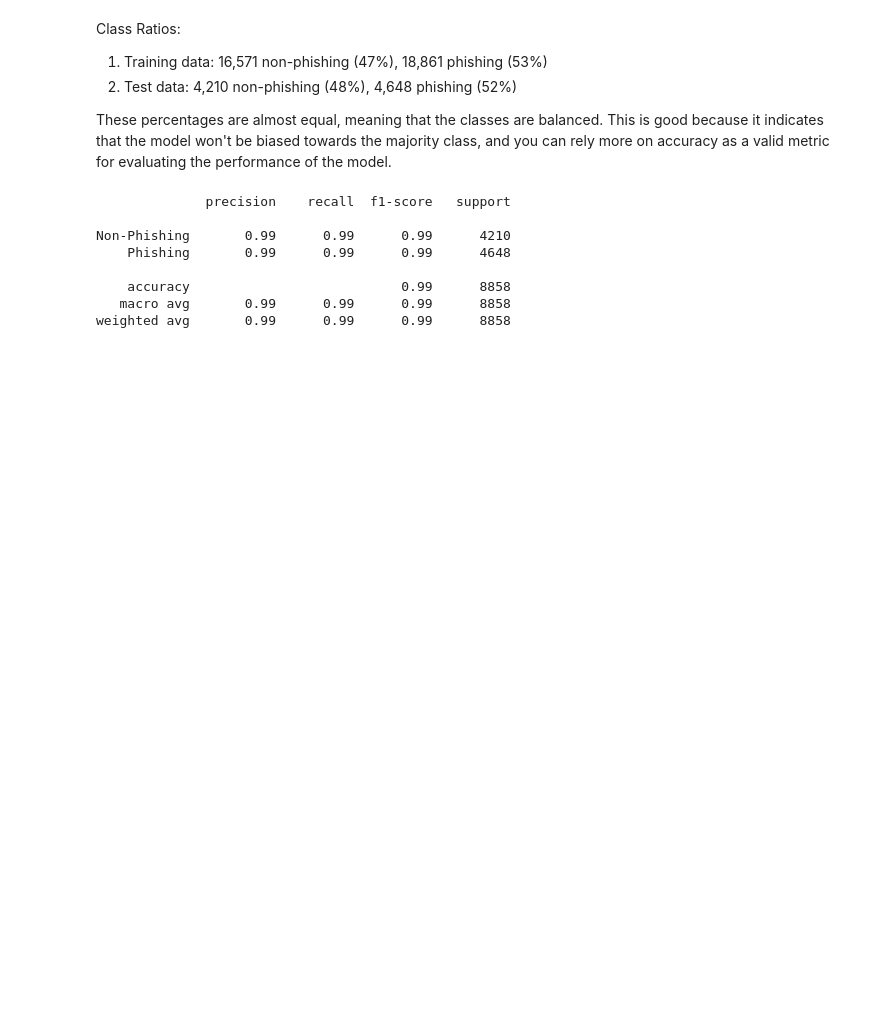
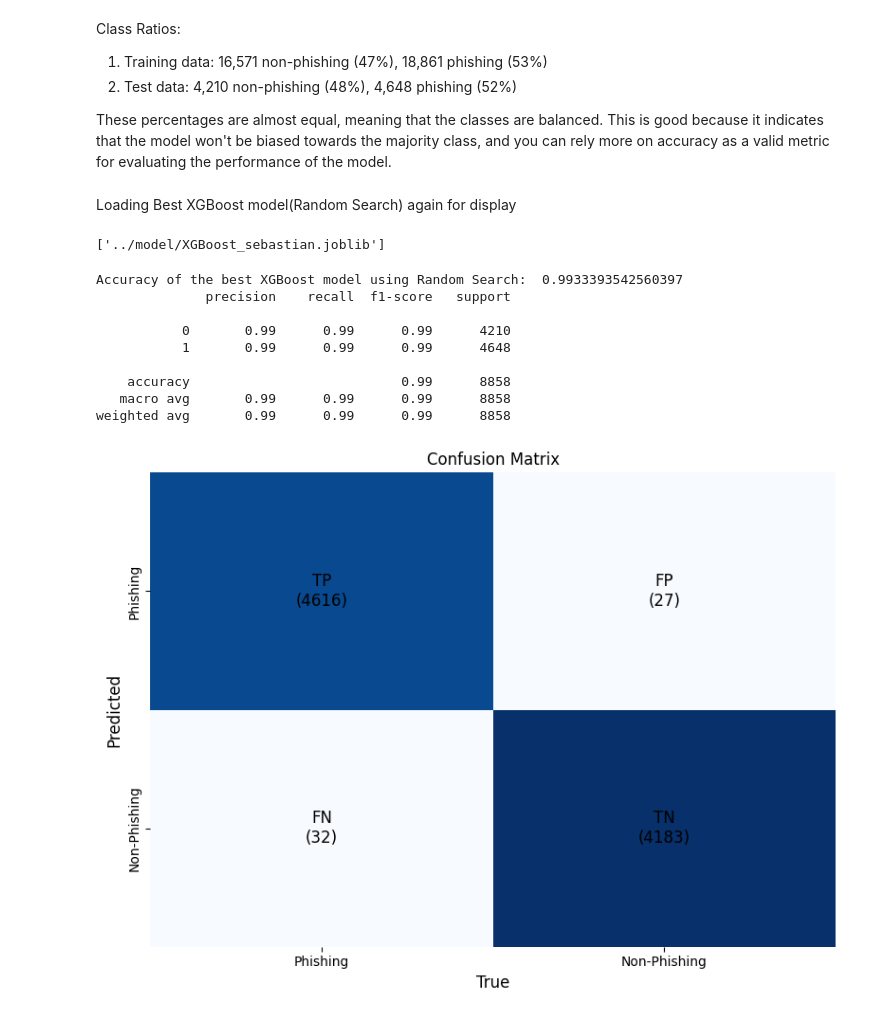
Before and after one commit to Zixu2305/PRG-08-4-PYTHON, a Jupyter notebook: training/XGBoost_Sebastian.ipynb, the cells around one changed output. Drawn from its saved outputs; the diff is of its cells as text; code cells hidden in the pictures; blank space fills up the shorter version.

```diff
--- a/training/XGBoost_Sebastian.ipynb
+++ b/training/XGBoost_Sebastian.ipynb
@@ -304,14 +314,32 @@ Class Ratios:
 2. Test data: 4,210 non-phishing (48%), 4,648 phishing (52%)
 
 These percentages are almost equal, meaning that the classes are balanced. This is good because it indicates that the model won't be biased towards the majority class, and you can rely more on accuracy as a valid metric for evaluating the performance of the model.
-# %%
-print(classification_report(y_test, y_pred, target_names=['Non-Phishing', 'Phishing']))
-# %% [output]
-              precision    recall  f1-score   support
-
-Non-Phishing       0.99      0.99      0.99      4210
-    Phishing       0.99      0.99      0.99      4648
-
-    accuracy                           0.99      8858
-   macro avg       0.99      0.99      0.99      8858
-weighted avg       0.99      0.99      0.99      8858
+# %% [markdown]
+Loading Best XGBoost model(Random Search) again for display
+# %%
+folder_path = '../model/'
+best_model_filename = folder_path + 'XGBoost_sebastian.joblib'
+if not os.path.exists(folder_path):
+    os.makedirs(folder_path)
+# %%
+"""joblib.dump(random_search_xgb_best_model, best_model_filename)"""
+# %% [output]
+['../model/XGBoost_sebastian.joblib']
+# %%
+loaded_best_model = joblib.load(best_model_filename)
+# %%
+y_pred = loaded_best_model.predict(X_test)
+accuracy = accuracy_score(y_test, y_pred)
+print("Accuracy of the best XGBoost model using Random Search: ", accuracy)
+printCM(y_pred, y_test)
+# %% [output]
+Accuracy of the best XGBoost model using Random Search:  0.9933393542560397
+              precision    recall  f1-score   support
+
+           0       0.99      0.99      0.99      4210
+           1       0.99      0.99      0.99      4648
+
+    accuracy                           0.99      8858
+   macro avg       0.99      0.99      0.99      8858
+weighted avg       0.99      0.99      0.99      8858
+[figure, added]
```
Also changed, not shown: parts of 27 cells of this notebook, 3 other files.
